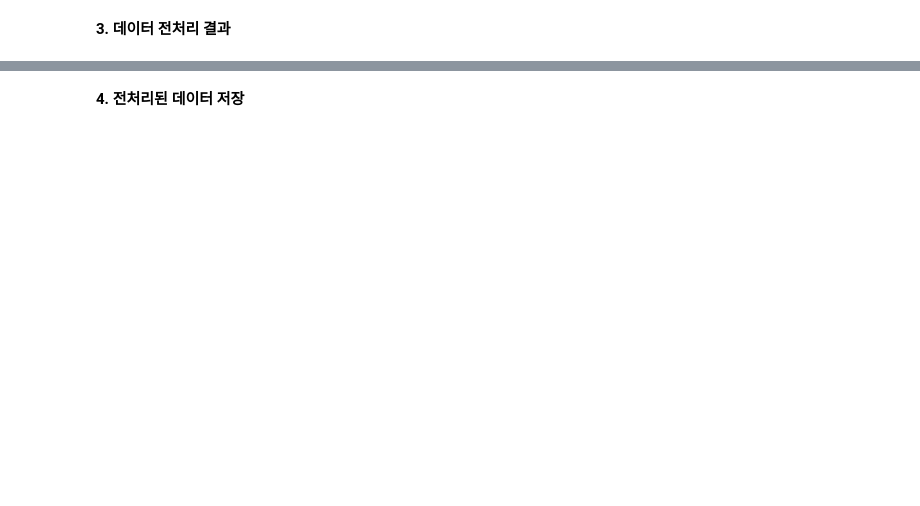
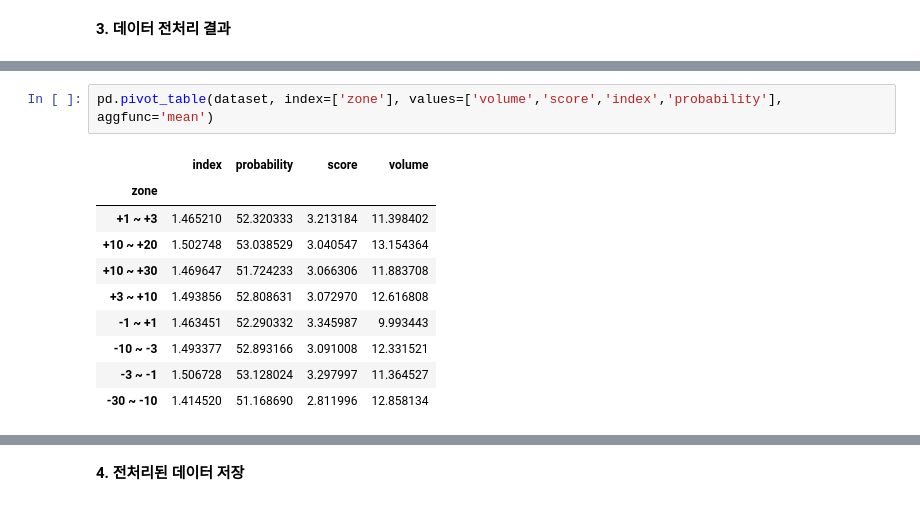
Before and after one commit to ajskdlf64/PROJECT_NEW_PROJECT, a Jupyter notebook: 05. Multi Classification Model (preprocessing).ipynb, the cells around one changed output, grey strips where cells are left out. Saved outputs shown, nothing was run; the diff lists cells and outputs as text; blank space fills up the shorter version.

```diff
--- a/05. Multi Classification Model (preprocessing).ipynb
+++ b/05. Multi Classification Model (preprocessing).ipynb
@@ -256,0 +287,13 @@ Not Bad  5.356372  3.638601
+# %%
+pd.pivot_table(dataset, index=['zone'], values=['volume','score','index','probability'], aggfunc='mean')
+# %% [output]
+|  | index | probability | score | volume |
+| zone |  |  |  |  |
+| +1 ~ +3 | 1.465210 | 52.320333 | 3.213184 | 11.398402 |
+| +10 ~ +20 | 1.502748 | 53.038529 | 3.040547 | 13.154364 |
+| +10 ~ +30 | 1.469647 | 51.724233 | 3.066306 | 11.883708 |
+| +3 ~ +10 | 1.493856 | 52.808631 | 3.072970 | 12.616808 |
+| -1 ~ +1 | 1.463451 | 52.290332 | 3.345987 | 9.993443 |
+| -10 ~ -3 | 1.493377 | 52.893166 | 3.091008 | 12.331521 |
+| -3 ~ -1 | 1.506728 | 53.128024 | 3.297997 | 11.364527 |
+| -30 ~ -10 | 1.414520 | 51.168690 | 2.811996 | 12.858134 |
```
Also changed, not shown: parts of 19 cells of this notebook, 6 other files.
